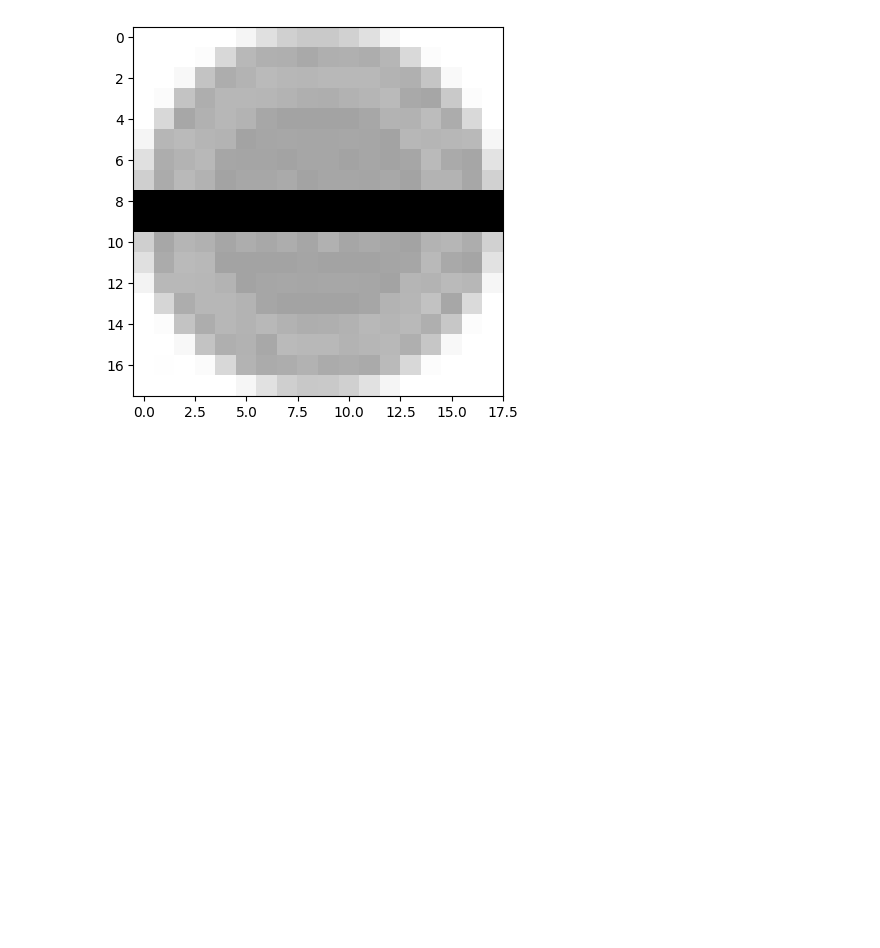
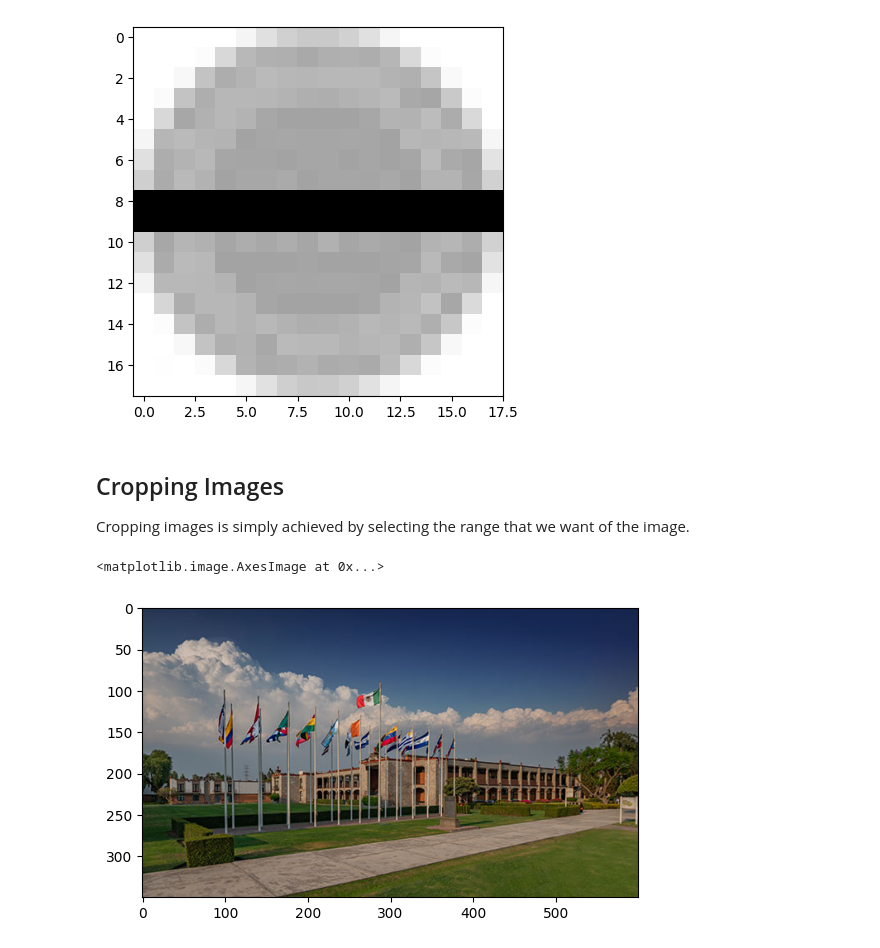
Before and after one commit to ZapatoProgramming/Vision-Artificial, a Jupyter notebook: BasicImageManipulation.ipynb, the cells around one changed output. Drawn from its saved outputs; the diff is of its cells as text; code cells hidden in the pictures; blank space fills up the shorter version.

```diff
--- a/BasicImageManipulation.ipynb
+++ b/BasicImageManipulation.ipynb
@@ -95,3 +95,16 @@ print(cb_img_copy)
  [255 254 255 251 216 179 171 173 178 171 173 170 186 216 252 255 255 255]
  [255 255 255 255 255 246 225 207 200 201 208 225 245 255 255 255 255 255]]
 [figure]
+# %% [markdown]
+## Cropping Images
+
+Cropping images is simply achieved by selecting the range that we want of the image.
+# %%
+udlap_image_bgr = cv2.imread("datos/BasicImageManipulation/udlap_flags.jpg")
+# Convert the image from BGR to RGB for the matplotlib rendering.
+udlap_image_rgb = cv2.cvtColor(udlap_image_bgr, cv2.COLOR_BGR2RGB)
+
+plt.imshow(udlap_image_rgb)
+# %% [output]
+<matplotlib.image.AxesImage at 0x...>
+[figure, added]
```
Also changed, not shown: parts of 18 cells of this notebook, 3 other files.
